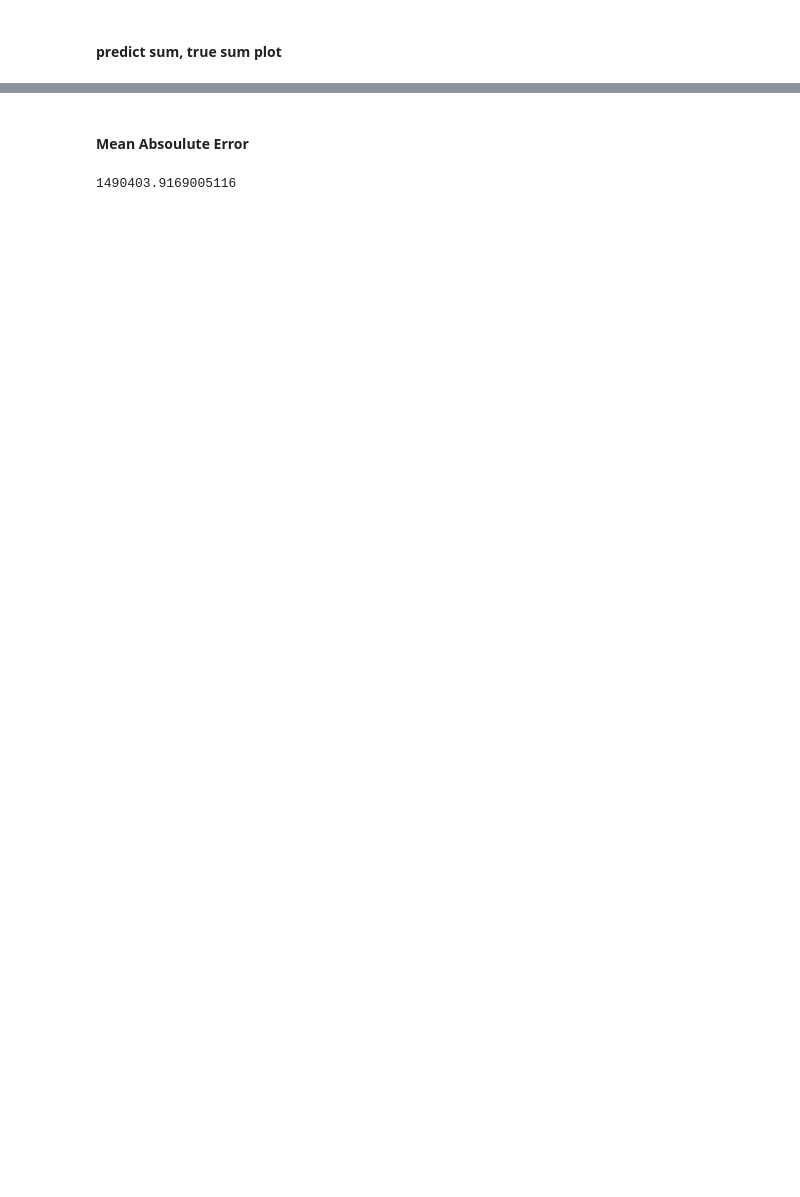
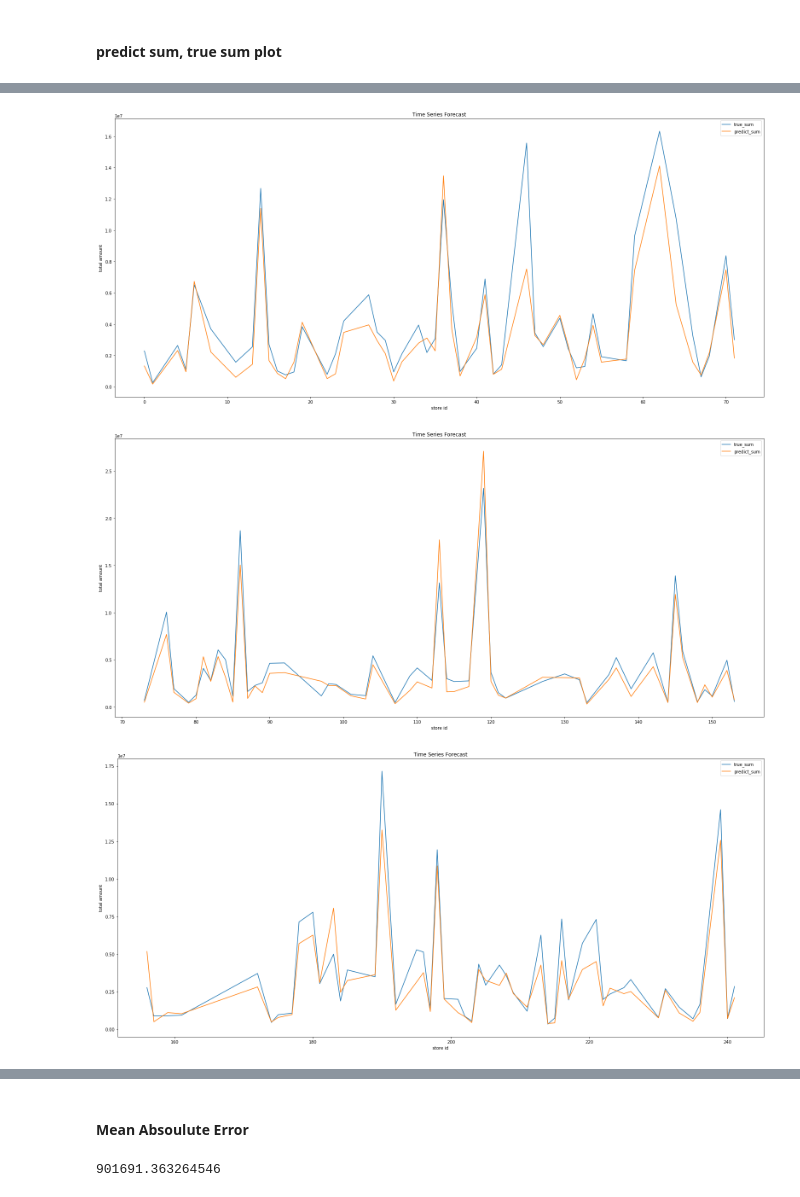
Before and after one commit to Koo-Koo/dacon-sales-prediction, a Jupyter notebook: dacon_prophet_test.ipynb, the cells around one changed output, grey strips where cells are left out. Drawn from its saved outputs; the diff is of its cells as text; code cells hidden in the pictures; blank space fills up the shorter version.

```diff
--- a/dacon_prophet_test.ipynb
+++ b/dacon_prophet_test.ipynb
@@ -200,0 +258,18 @@ plt.show()
+# %%
+for i in np.arange(0,500,50):
+
+    start = i
+    end = i+ 50
+    plt.figure(figsize=(22,10))
+    plt.plot(true_frame[start:end],label = "true_sum")
+    plt.plot(predict_frame[start:end],label = "predict_sum")
+    plt.title("Time Series Forecast")
+    plt.xlabel("store id")
+    plt.ylabel("total amount")
+    plt.legend()
+    plt.tight_layout()
+    plt.show()
+# %% [output]
+[figure, added]
+[figure, added]
+[figure, added]
@@ -202,7 +284,7 @@ plt.show()
 #### Mean Absoulute Error
 # %%
 from sklearn.metrics import mean_absolute_error
-mae = mean_absolute_error(predict_frame[:store_size],true_frame[:store_size])
+mae = mean_absolute_error(predict_frame[:500],true_frame[:500])
 print(mae)
 # %% [output]
-1490403.9169005116
+901691.363264546
```
Also changed, not shown: parts of 8 cells of this notebook, 1 other file.
